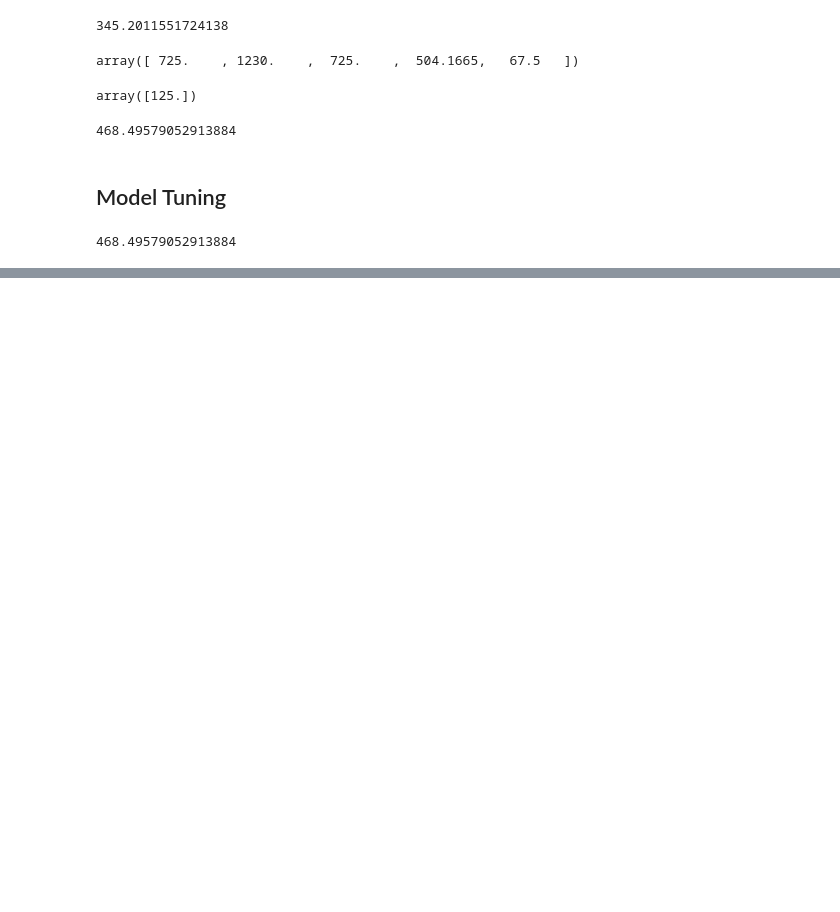
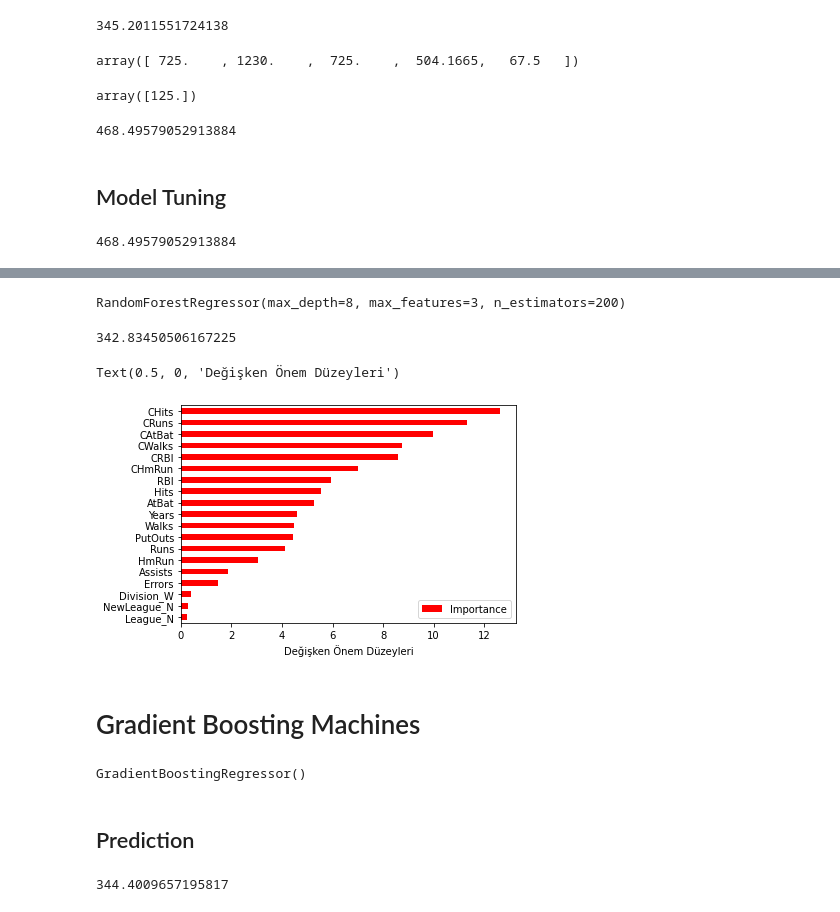
Before and after one commit to tacettinkustu/Data-Analysis, a Jupyter notebook: Machine Learning/Non-Linear Regression.ipynb, the cells around one changed output, grey strips where cells are left out. Drawn from its saved outputs; the diff is of its cells as text; code cells hidden in the pictures; blank space fills up the shorter version.

Commit message:
machine learning

```diff
--- a/Machine Learning/Non-Linear Regression.ipynb
+++ b/Machine Learning/Non-Linear Regression.ipynb
@@ -557,0 +749,2 @@ np.sqrt(mean_squared_error(y_test, y_pred))
+# %%
+rf_cv_model.fit(X_train, y_train)
@@ -557,0 +760,8 @@ np.sqrt(mean_squared_error(y_test, y_pred))
+# %%
+rf_tuned = RandomForestRegressor(max_depth  = 8,
+                                 max_features = 3,
+                                 n_estimators =200)
+# %%
+rf_tuned.fit(X_train, y_train)
+# %% [output]
+RandomForestRegressor(max_depth=8, max_features=3, n_estimators=200)
@@ -557,0 +770,18 @@ np.sqrt(mean_squared_error(y_test, y_pred))
+# %%
+np.sqrt(mean_squared_error(y_test, y_pred))
+# %% [output]
+342.83450506167225
+# %%
+Importance = pd.DataFrame({"Importance": rf_tuned.feature_importances_*100},
+                         index = X_train.columns)
+# %%
+Importance.sort_values(by = "Importance",
+                       axis = 0,
+                       ascending = True).plot(kind ="barh", color = "r")
+
+plt.xlabel("Değişken Önem Düzeyleri")
+# %% [output]
+Text(0.5, 0, 'Değişken Önem Düzeyleri')
+[figure, added]
+# %% [markdown]
+# Gradient Boosting Machines
@@ -557,0 +790,12 @@ np.sqrt(mean_squared_error(y_test, y_pred))
+# %%
+gbm_model = GradientBoostingRegressor()
+gbm_model.fit(X_train, y_train)
+# %% [output]
+GradientBoostingRegressor()
+# %% [markdown]
+## Prediction
+# %%
+y_pred = gbm_model.predict(X_test)
+np.sqrt(mean_squared_error(y_test, y_pred))
+# %% [output]
+344.4009657195817
```
Also changed, not shown: parts of 55 cells of this notebook.
